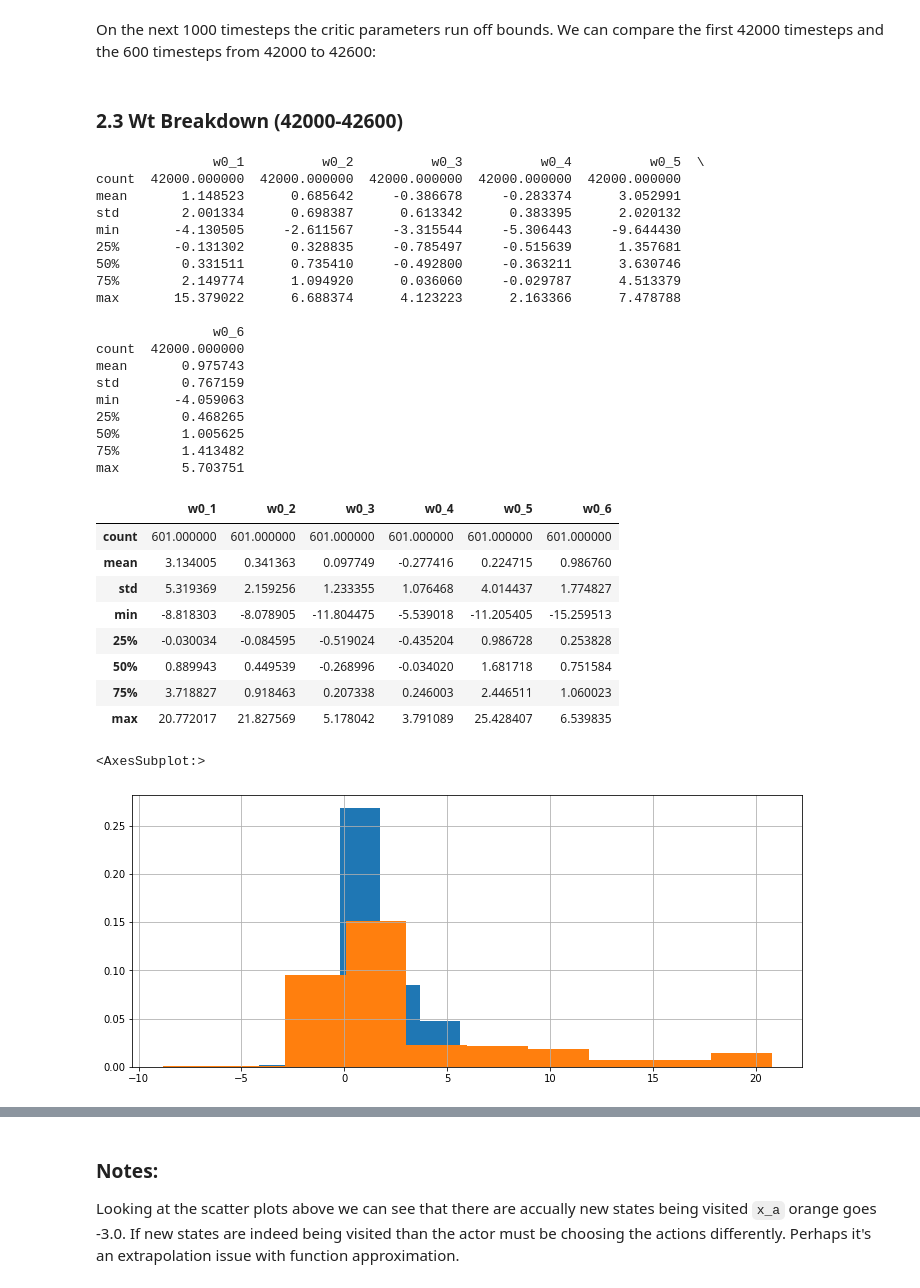
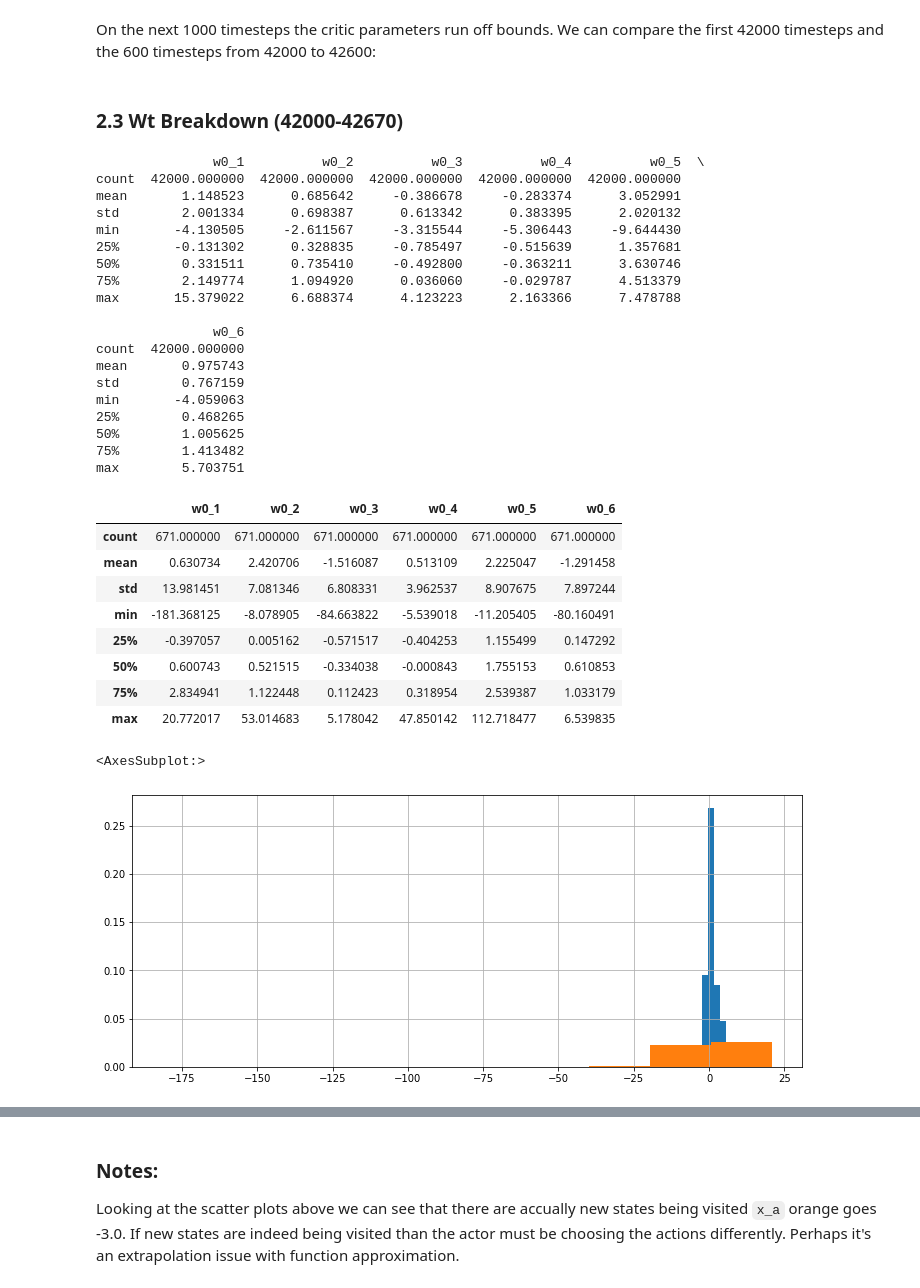
Before and after one commit to gsavarela/cooperative_navigation, a Jupyter notebook: analysis/overflow.ipynb, the cells around one changed output, grey strips where cells are left out. Drawn from its saved outputs; the diff is of its cells as text; code cells hidden in the pictures.

```diff
--- a/analysis/overflow.ipynb
+++ b/analysis/overflow.ipynb
@@ -156,10 +163,10 @@ w0df.loc[42000:43000, :].describe()    # 1000 timesteps
 # %% [markdown]
 On the next 1000 timesteps the critic parameters run off bounds. We can compare the first 42000 timesteps and the 600 timesteps from 42000 to 42600:
 # %% [markdown]
-### 2.3 Wt Breakdown  (42000-42600)
+### 2.3 Wt Breakdown  (42000-42670)
 # %%
 print(w0df.loc[:41999].describe()) # 0-42000 timesteps
-w0df.loc[42000:42600].describe()  # 42000-42600 timesteps
+w0df.loc[42000:42670].describe()  # 42000-42600 timesteps
 # %% [output]
                w0_1          w0_2          w0_3          w0_4          w0_5  \
 count  42000.000000  42000.000000  42000.000000  42000.000000  42000.000000
@@ -181,17 +188,17 @@ min       -4.059063
 75%        1.413482
 max        5.703751
 |  | w0_1 | w0_2 | w0_3 | w0_4 | w0_5 | w0_6 |
-| count | 601.000000 | 601.000000 | 601.000000 | 601.000000 | 601.000000 | 601.000000 |
-| mean | 3.134005 | 0.341363 | 0.097749 | -0.277416 | 0.224715 | 0.986760 |
-| std | 5.319369 | 2.159256 | 1.233355 | 1.076468 | 4.014437 | 1.774827 |
-| min | -8.818303 | -8.078905 | -11.804475 | -5.539018 | -11.205405 | -15.259513 |
-| 25% | -0.030034 | -0.084595 | -0.519024 | -0.435204 | 0.986728 | 0.253828 |
-| 50% | 0.889943 | 0.449539 | -0.268996 | -0.034020 | 1.681718 | 0.751584 |
-| 75% | 3.718827 | 0.918463 | 0.207338 | 0.246003 | 2.446511 | 1.060023 |
-| max | 20.772017 | 21.827569 | 5.178042 | 3.791089 | 25.428407 | 6.539835 |
+| count | 671.000000 | 671.000000 | 671.000000 | 671.000000 | 671.000000 | 671.000000 |
+| mean | 0.630734 | 2.420706 | -1.516087 | 0.513109 | 2.225047 | -1.291458 |
+| std | 13.981451 | 7.081346 | 6.808331 | 3.962537 | 8.907675 | 7.897244 |
+| min | -181.368125 | -8.078905 | -84.663822 | -5.539018 | -11.205405 | -80.160491 |
+| 25% | -0.397057 | 0.005162 | -0.571517 | -0.404253 | 1.155499 | 0.147292 |
+| 50% | 0.600743 | 0.521515 | -0.334038 | -0.000843 | 1.755153 | 0.610853 |
+| 75% | 2.834941 | 1.122448 | 0.112423 | 0.318954 | 2.539387 | 1.033179 |
+| max | 20.772017 | 53.014683 | 5.178042 | 47.850142 | 112.718477 | 6.539835 |
 # %%
-w0df.loc[:41999, 'w0_1'].hist(density=True, color='C0', figsize=FIG_SIZE_LARGE)
-w0df.loc[42000:42600, 'w0_1'].hist(density=True, color='C1', figsize=FIG_SIZE_LARGE)
+w0df.loc[:41999, 'w0_1'].hist(density=True, color='C0', label='regular', figsize=FIG_SIZE_LARGE)
+w0df.loc[42000:42670, 'w0_1'].hist(density=True, color='C1', label='issue', figsize=FIG_SIZE_LARGE)
 # %% [output]
 <AxesSubplot:>
-[figure, old version]
+[figure, new version]
```
Also changed, not shown: parts of 46 cells of this notebook.
